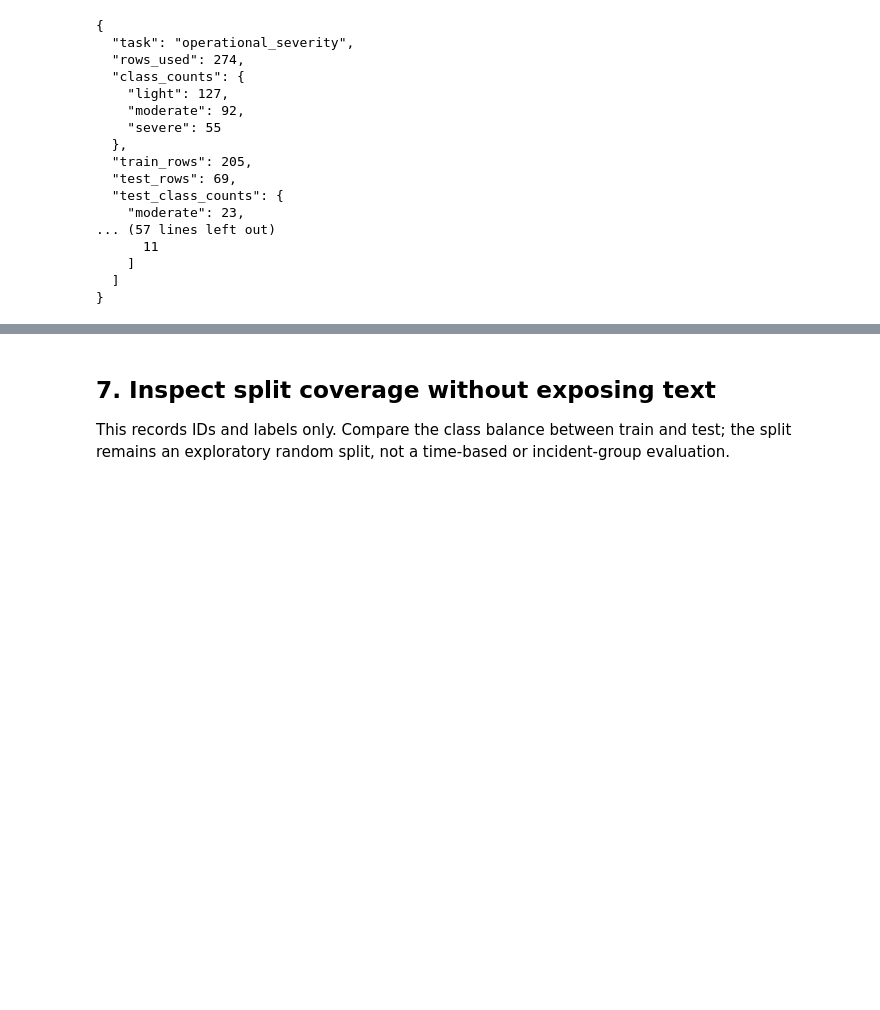
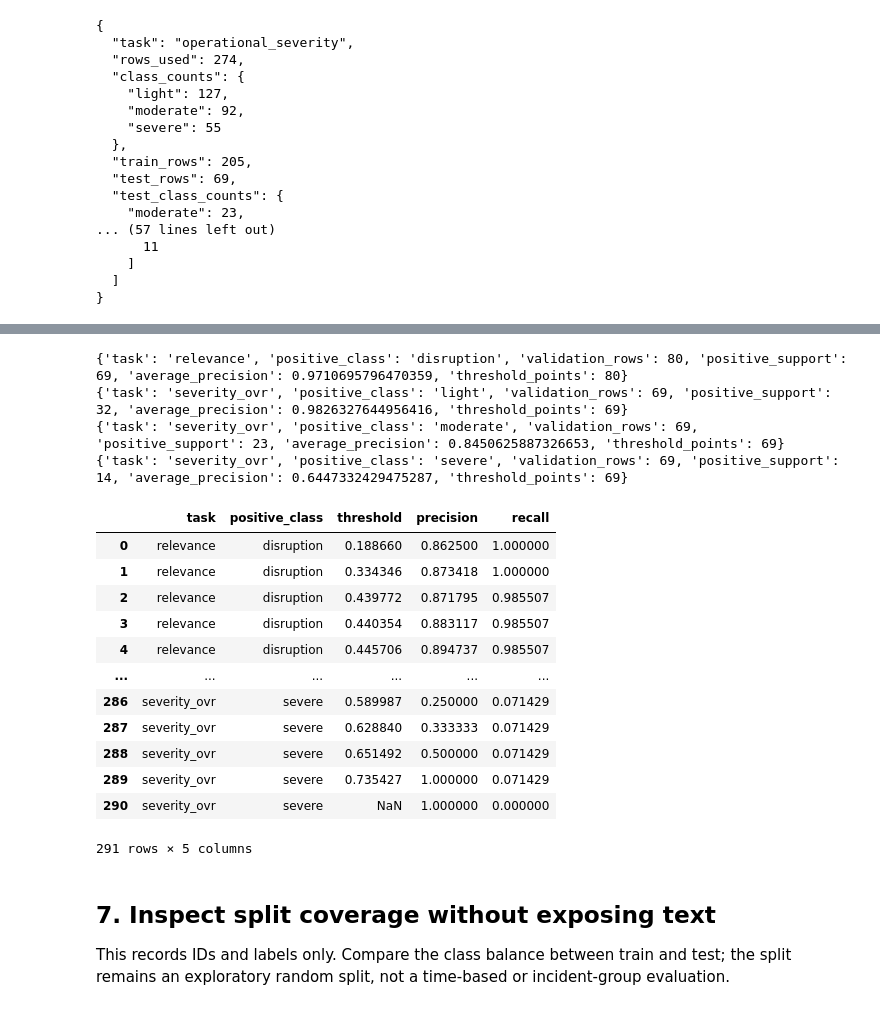
Before and after one commit to Moobby-App/Moobby_back, a Jupyter notebook: evaluation/train_disruption_baseline.ipynb, the cells around one changed output, grey strips where cells are left out. Drawn from its saved outputs; the diff is of its cells as text; code cells hidden in the pictures; blank space fills up the shorter version.

```diff
--- a/evaluation/train_disruption_baseline.ipynb
+++ b/evaluation/train_disruption_baseline.ipynb
@@ -272,3 +281,83 @@ severity_model, severity_metrics, severity_train, severity_test = fit_one_task(
+# %%
+import numpy as np
+import pandas as pd
+
+def threshold_curve(model, test_rows, label_key, positive_labels, task_name):
+    # Align probabilities with model.classes_; never assume column order.
+    probabilities = model.predict_proba([r["raw_text"] for r in test_rows])
+    class_index = {label: index for index, label in enumerate(model.classes_)}
+    results = {}
+    for positive_label in positive_labels:
+        if positive_label not in class_index:
+            raise ValueError(f"Missing class {positive_label!r} in {task_name} model")
+        y_true = np.asarray([r[label_key] == positive_label for r in test_rows], dtype=int)
+        y_score = probabilities[:, class_index[positive_label]]
+        precision, recall, thresholds = precision_recall_curve(y_true, y_score)
+        # sklearn returns one extra endpoint (precision=1, recall=0) without a threshold.
+        curve = pd.DataFrame({
+            "task": task_name, "positive_class": positive_label,
+            "threshold": np.r_[thresholds, np.nan],
+            "precision": precision, "recall": recall,
+        })
+        results[positive_label] = curve
+        print({
+            "task": task_name, "positive_class": positive_label,
+            "validation_rows": len(test_rows),
+            "positive_support": int(y_true.sum()),
+            "average_precision": float(average_precision_score(y_true, y_score)),
+            "threshold_points": len(thresholds),
+        })
+    return results
+
+relevance_pr = threshold_curve(
+    relevance_model, relevance_test, "relevance_label", ["disruption"], "relevance"
+)
+severity_pr = threshold_curve(
+    severity_model, severity_test, "severity_label",
+    ["light", "moderate", "severe"], "severity_ovr"
+)
+
+# Full precision/recall/threshold values for review; contains metrics only, never source text.
+pr_curves = pd.concat([*relevance_pr.values(), *severity_pr.values()], ignore_index=True)
+display(pr_curves)
+
+# Optional threshold filtering after operational targets are agreed. Keep None until then.
+OPERATING_TARGETS = None  # Example shape: {"relevance/disruption": {"min_recall": 0.95}}
+if OPERATING_TARGETS is not None:
+    for key, target in OPERATING_TARGETS.items():
+        task_name, positive_label = key.split("/", 1)
+        curve = pr_curves[
+            (pr_curves["task"] == task_name)
+            & (pr_curves["positive_class"] == positive_label)
+            & pr_curves["threshold"].notna()
+        ]
+        eligible = curve[curve["recall"] >= target.get("min_recall", 0)]
+        if "min_precision" in target:
+            eligible = eligible[eligible["precision"] >= target["min_precision"]]
+        if eligible.empty:
+            print({"target": key, "status": "no threshold satisfies target"})
+        else:
+            choice = eligible.sort_values("threshold").iloc[-1]
+            print({"target": key, "candidate_threshold": float(choice["threshold"]),
+                   "precision": float(choice["precision"]), "recall": float(choice["recall"])})
+# %% [output]
+{'task': 'relevance', 'positive_class': 'disruption', 'validation_rows': 80, 'positive_support': 69, 'average_precision': 0.9710695796470359, 'threshold_points': 80}
+{'task': 'severity_ovr', 'positive_class': 'light', 'validation_rows': 69, 'positive_support': 32, 'average_precision': 0.9826327644956416, 'threshold_points': 69}
+{'task': 'severity_ovr', 'positive_class': 'moderate', 'validation_rows': 69, 'positive_support': 23, 'average_precision': 0.8450625887326653, 'threshold_points': 69}
+{'task': 'severity_ovr', 'positive_class': 'severe', 'validation_rows': 69, 'positive_support': 14, 'average_precision': 0.6447332429475287, 'threshold_points': 69}
+|  | task | positive_class | threshold | precision | recall |
+| 0 | relevance | disruption | 0.188660 | 0.862500 | 1.000000 |
+| 1 | relevance | disruption | 0.334346 | 0.873418 | 1.000000 |
+| 2 | relevance | disruption | 0.439772 | 0.871795 | 0.985507 |
+| 3 | relevance | disruption | 0.440354 | 0.883117 | 0.985507 |
+| 4 | relevance | disruption | 0.445706 | 0.894737 | 0.985507 |
+| ... | ... | ... | ... | ... | ... |
+| 286 | severity_ovr | severe | 0.589987 | 0.250000 | 0.071429 |
+| 287 | severity_ovr | severe | 0.628840 | 0.333333 | 0.071429 |
+| 288 | severity_ovr | severe | 0.651492 | 0.500000 | 0.071429 |
+| 289 | severity_ovr | severe | 0.735427 | 1.000000 | 0.071429 |
+| 290 | severity_ovr | severe | NaN | 1.000000 | 0.000000 |
+291 rows × 5 columns
 # %% [markdown]
 ## 7. Inspect split coverage without exposing text
 
```
Also changed, not shown: parts of 3 cells of this notebook, 3 other files.
